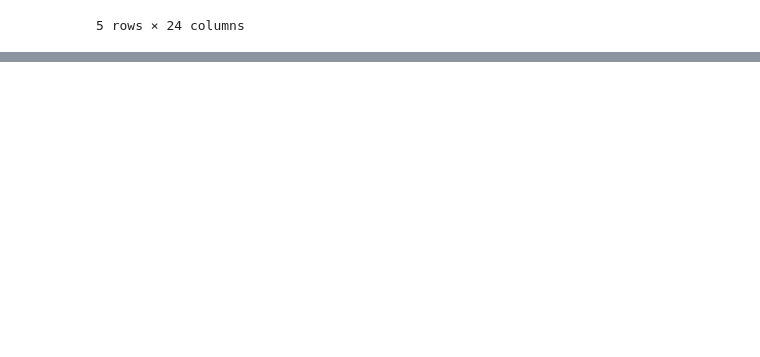
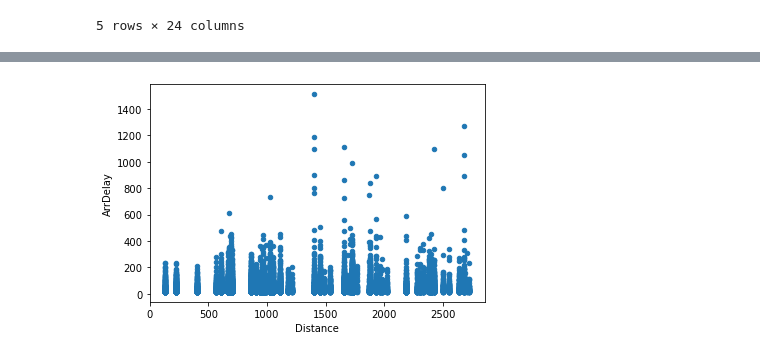
Before and after one commit to sunil3092/DBSEdu, a Jupyter notebook: Machine Learning and Pattern Recognisation/CA/CA_1 - 40Per/Sample.ipynb, the cells around one changed output, grey strips where cells are left out. Saved outputs shown, nothing was run; the diff lists cells and outputs as text; code cells hidden in the pictures; blank space fills up the shorter version.

```diff
--- a/Machine Learning and Pattern Recognisation/CA/CA_1 - 40Per/Sample.ipynb
+++ b/Machine Learning and Pattern Recognisation/CA/CA_1 - 40Per/Sample.ipynb
@@ -64,3 +89,7 @@ df_clear.head()
+# %%
+df_clear.plot(x= 'Distance', y='ArrDelay', kind = 'scatter');
+# %% [output]
+[figure, added]
 # %%
 X = df_clear.drop("ArrDelay", axis=1)
 y = df_clear["ArrDelay"]
```
Also changed, not shown: parts of 5 cells of this notebook, 1 other file.
